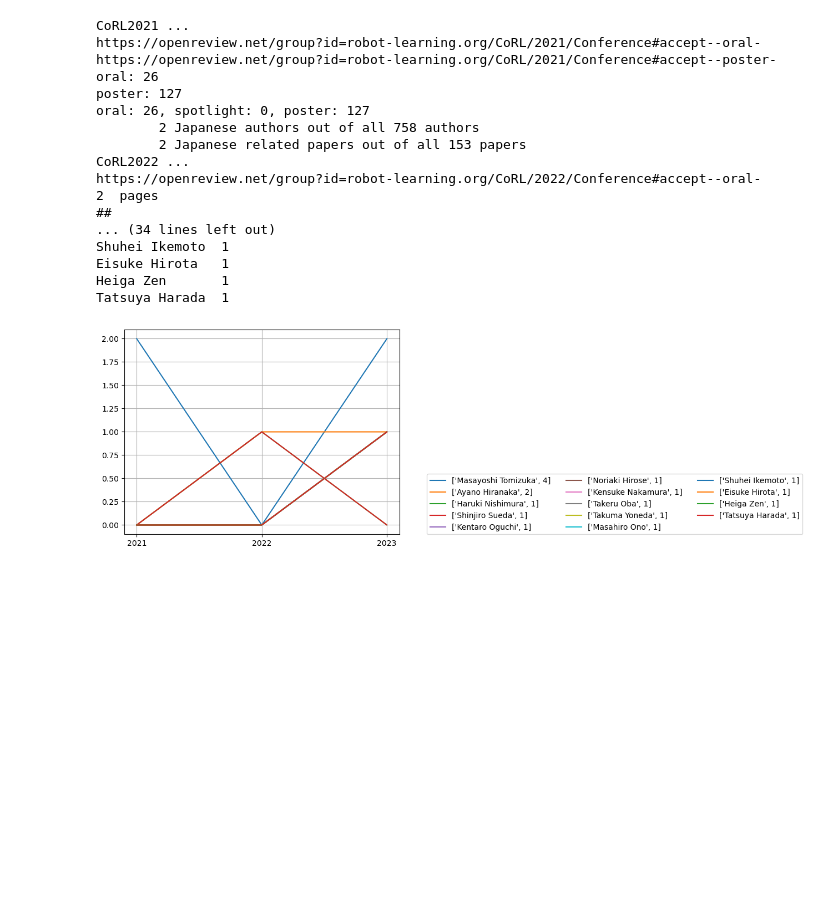
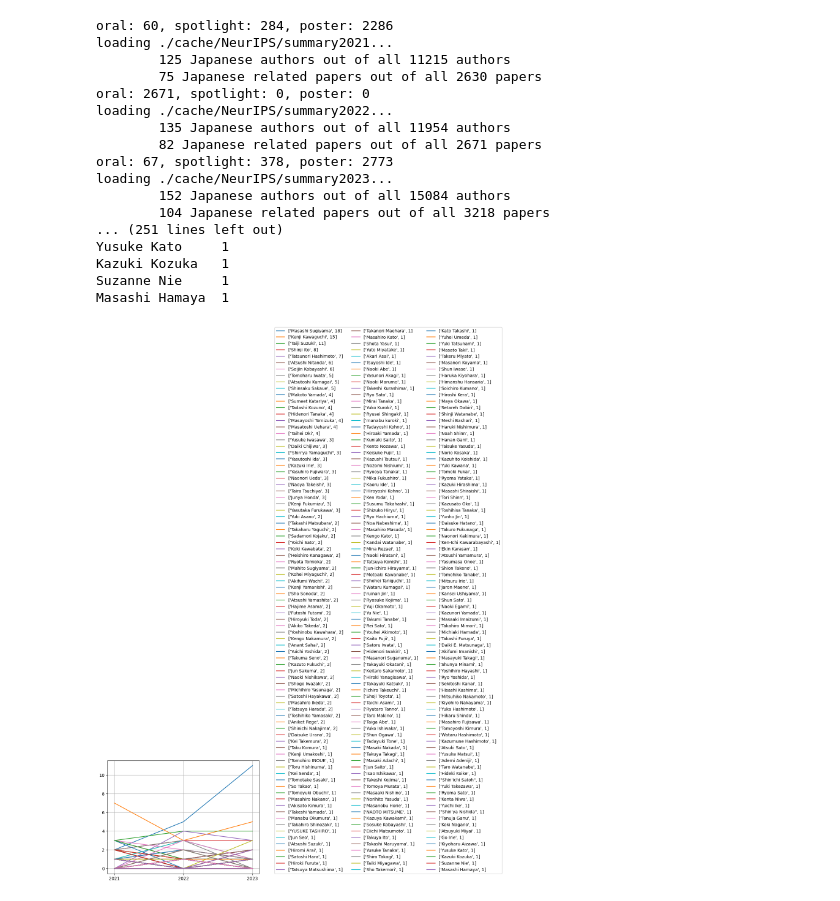
Before and after one commit to joyport7/orana, a Jupyter notebook: orana.ipynb, the cells around one changed output. Drawn from its saved outputs; the diff is of its cells as text; code cells hidden in the pictures; blank space fills up the shorter version.

Commit message:
NeurIPS, ICLR update

```diff
--- a/orana.ipynb
+++ b/orana.ipynb
@@ -11,12 +11,14 @@ import confana
 # %%
 # configurations
 #urlpre = 'https://openreview.net/group?id=ICLR.cc/'
-urlpre = 'https://openreview.net/group?id=robot-learning.org/CoRL/'
+#urlpre = 'https://openreview.net/group?id=robot-learning.org/CoRL/'
+urlpre = 'https://openreview.net/group?id=NeurIPS.cc/'
 urlpost = '/Conference'
 since = 2021
 until = 2023
 #param = confana.set_param(urlpre, 'ICLR', since, until, 1, 1)
-param = confana.set_param(urlpre, 'CoRL', since, until, 1, 1)
+#param = confana.set_param(urlpre, 'CoRL', since, until, 1, 1)
+param = confana.set_param(urlpre, 'NeurIPS', since, until, 1, 1)
 
 ttlist = {}
 aulist = {}
@@ -43,48 +45,49 @@ for ii in range(since,until+1,1):
         print(f'\t{numjpauthors} Japanese authors out of all {numallauthors} authors')
         print(f'\t{numjppaper} Japanese related papers out of all {numpapers} papers')
     else:
         conf = param.conf_prefix + yr
         print(conf,'...')
         pu = confana.parseUrl(param,yr)
+        print(url)
         normal, authorss, titles, numoral, numsl, numposter = pu.parseOpenReview(url)
         print(r'oral: {}, spotlight: {}, poster: {}'.format(numoral, numsl, numposter))
         if normal < 0:
             print('parsing failed...')
 
         pAT = confana.parseATlist(titles, authorss)
         jpauthors, jptitles, numallauthors, numjpauthors, numpapers, numjppaper = pAT.selectJP()
         hist = pAT.makehist(jpauthors,yr)
 
         with open(pklfl, 'wb') as f:
             pickle.dump((authorss,titles,hist,jpauthors, jptitles, numallauthors, numjpauthors, numpapers, numjppaper, numoral, numsl, numposter), f)
 
         print(f'\t{numjpauthors} Japanese authors out of all {numallauthors} authors')
         print(f'\t{numjppaper} Japanese related papers out of all {numpapers} papers')
 
     #print(jpauthors)
     #for ii in range(0,len(jpauthors)):
     #    print(f'{jpauthors[ii]}\t{jptitles[ii]}')
     pAT = confana.parseATlist(titles, authorss)
     histall = pAT.mergehist(histall,hist,yr)
 
 ph = confana.parseHist(param,histall)
 ph.plotsorted()
 # %% [output]
-CoRL2021 ...
-https://openreview.net/group?id=robot-learning.org/CoRL/2021/Conference#accept--oral-
-https://openreview.net/group?id=robot-learning.org/CoRL/2021/Conference#accept--poster-
-oral: 26
-poster: 127
-oral: 26, spotlight: 0, poster: 127
-        2 Japanese authors out of all 758 authors
-        2 Japanese related papers out of all 153 papers
-CoRL2022 ...
-https://openreview.net/group?id=robot-learning.org/CoRL/2022/Conference#accept--oral-
-2  pages
-##
-... (34 lines left out)
-Shuhei Ikemoto  1
-Eisuke Hirota   1
-Heiga Zen       1
-Tatsuya Harada  1
+oral: 60, spotlight: 284, poster: 2286
+loading ./cache/NeurIPS/summary2021...
+        125 Japanese authors out of all 11215 authors
+        75 Japanese related papers out of all 2630 papers
+oral: 2671, spotlight: 0, poster: 0
+loading ./cache/NeurIPS/summary2022...
+        135 Japanese authors out of all 11954 authors
+        82 Japanese related papers out of all 2671 papers
+oral: 67, spotlight: 378, poster: 2773
+loading ./cache/NeurIPS/summary2023...
+        152 Japanese authors out of all 15084 authors
+        104 Japanese related papers out of all 3218 papers
+... (251 lines left out)
+Yusuke Kato     1
+Kazuki Kozuka   1
+Suzanne Nie     1
+Masashi Hamaya  1
-[figure, old version]
+[figure, new version]
```
Also changed, not shown: parts of 1 cell of this notebook.
